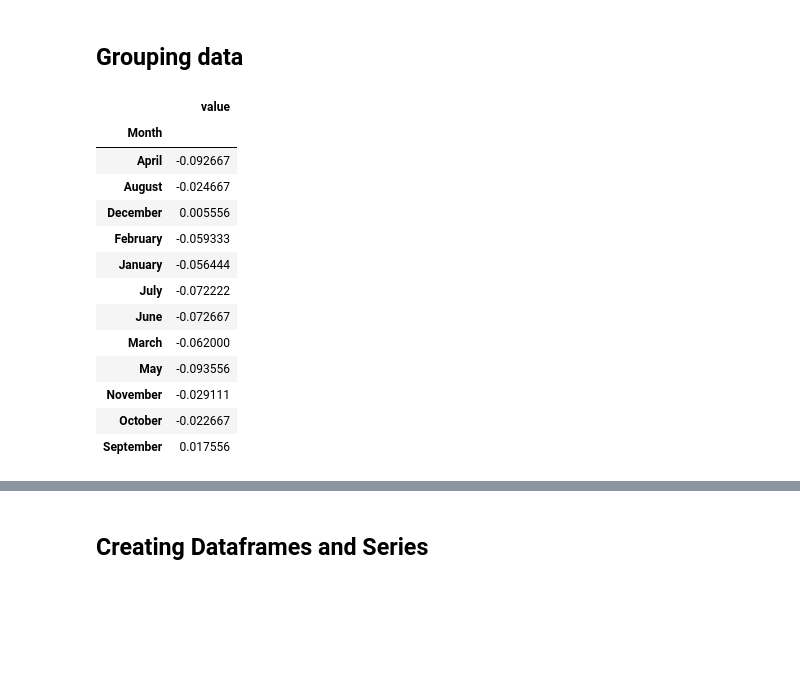
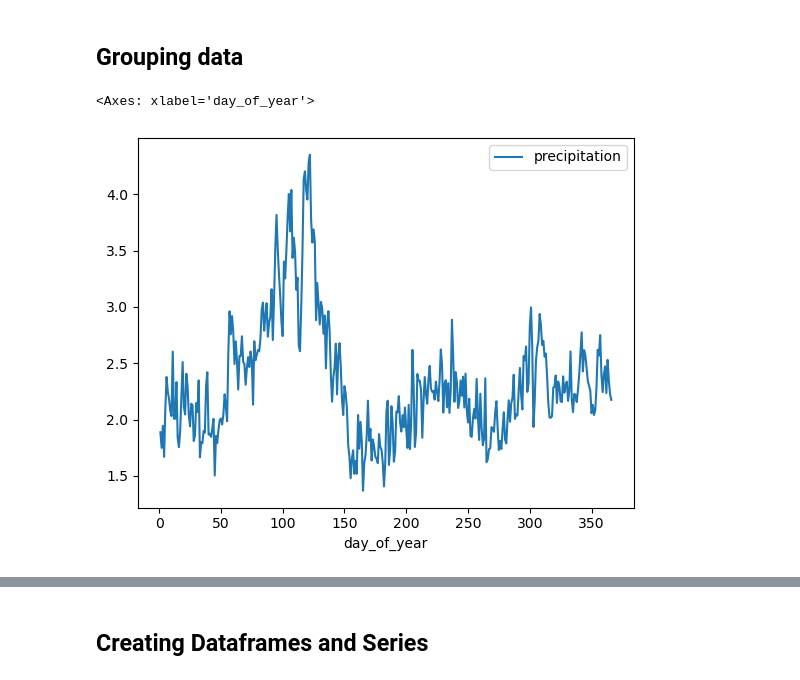
Before and after one commit to bobbyantonio/iecdt_environmental_data_analysis, a Jupyter notebook: course_notebooks/pandas/pandas.ipynb, the cells around one changed output, grey strips where cells are left out. Saved outputs shown, nothing was run; the diff lists cells and outputs as text; code cells hidden in the pictures; blank space fills up the shorter version.

```diff
--- a/course_notebooks/pandas/pandas.ipynb
+++ b/course_notebooks/pandas/pandas.ipynb
@@ -277,20 +390,18 @@ df_long = df.melt(id_vars=['Year'], var_name='Month').drop('Year', axis=1)
+# %%
+# First load daily precipitation values. Note that the separator is a |
+df_ts = pd.read_csv(os.path.join(data_dir, 'daily_precip.csv'), sep='|')
+# %%
+df_ts['date'] = pd.to_datetime(df_ts['date'])
+df_ts['day_of_year'] = df_ts['date'].dt.day_of_year
 # %%
 # You can use groupby with built in functions to calculate metrics
-df_long.groupby('Month').mean()
+# Lets get the average precipitation by day of year
+# Note that we first remove the 'time' column, since we don't want to aggregate that
+
+day_of_year_precip = df_ts[['day_of_year', 'precipitation']].groupby('day_of_year').mean()
+day_of_year_precip.plot()
 # %% [output]
-|  | value |
-| Month |  |
-| April | -0.092667 |
-| August | -0.024667 |
-| December | 0.005556 |
-| February | -0.059333 |
-| January | -0.056444 |
-| July | -0.072222 |
-| June | -0.072667 |
-| March | -0.062000 |
-| May | -0.093556 |
-| November | -0.029111 |
-| October | -0.022667 |
-| September | 0.017556 |
+<Axes: xlabel='day_of_year'>
+[figure, added]
 # %%
 # Or if you need to do several different summary statistics, agg() is more flexible
```
Also changed, not shown: parts of 48 cells of this notebook, 1 other file.
